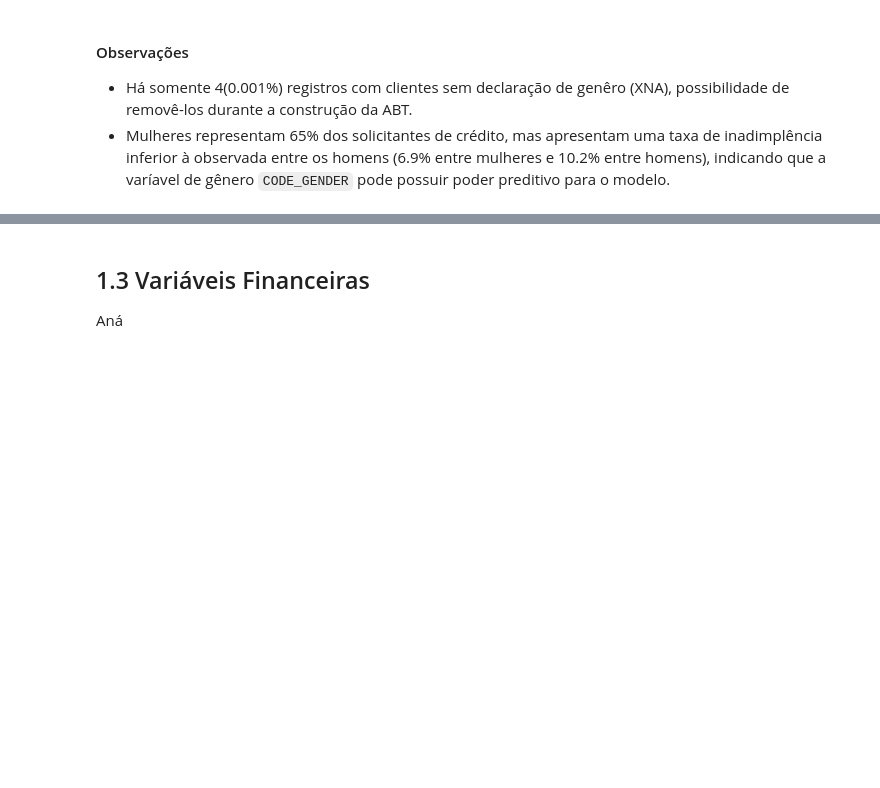
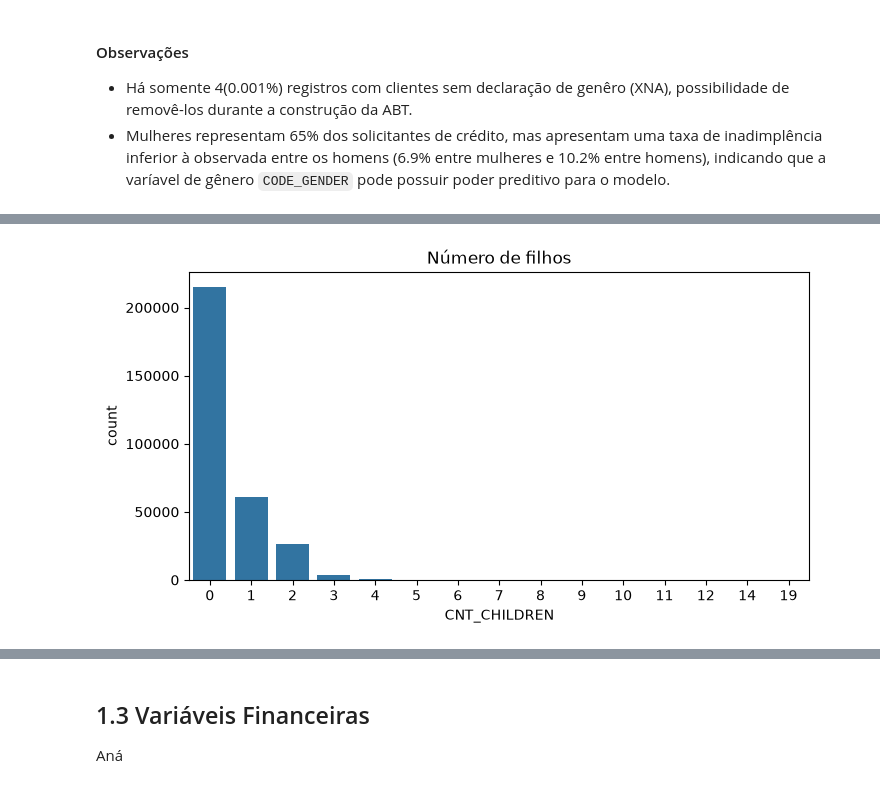
Before and after one commit to luccascruz/projeto-ml-labdata, a Jupyter notebook: DataPipeline/exp_analysis.ipynb, the cells around one changed output, grey strips where cells are left out. Saved outputs shown, nothing was run; the diff lists cells and outputs as text; code cells hidden in the pictures; blank space fills up the shorter version.

```diff
--- a/DataPipeline/exp_analysis.ipynb
+++ b/DataPipeline/exp_analysis.ipynb
@@ -355,0 +513,13 @@ plt.show()
+# %%
+plt.figure(figsize=(8,4))
+
+sns.countplot(
+    data=df_application,
+    x="CNT_CHILDREN"
+)
+
+plt.title("Número de filhos")
+
+plt.show()
+# %% [output]
+[figure, added]
```
Also changed, not shown: parts of 31 cells of this notebook.
